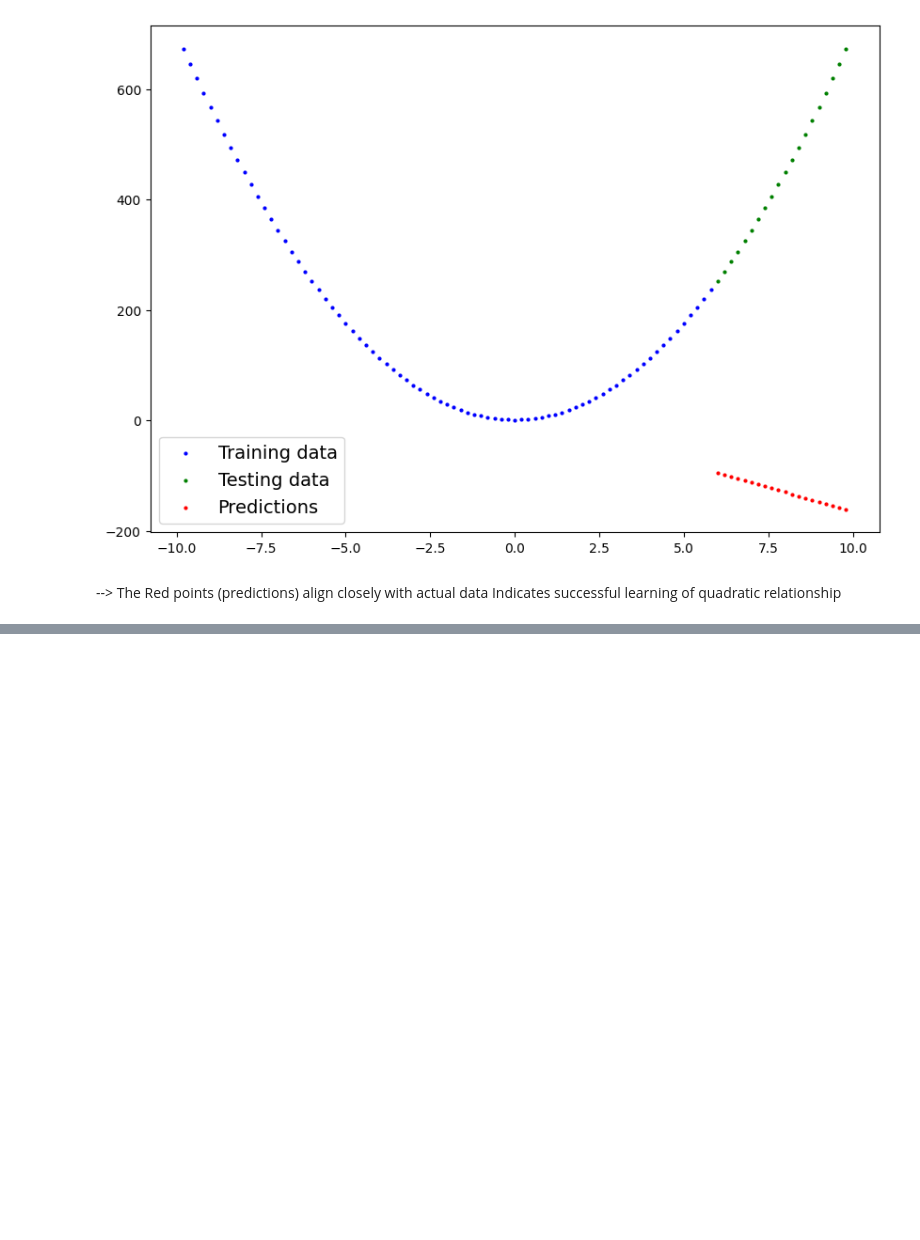
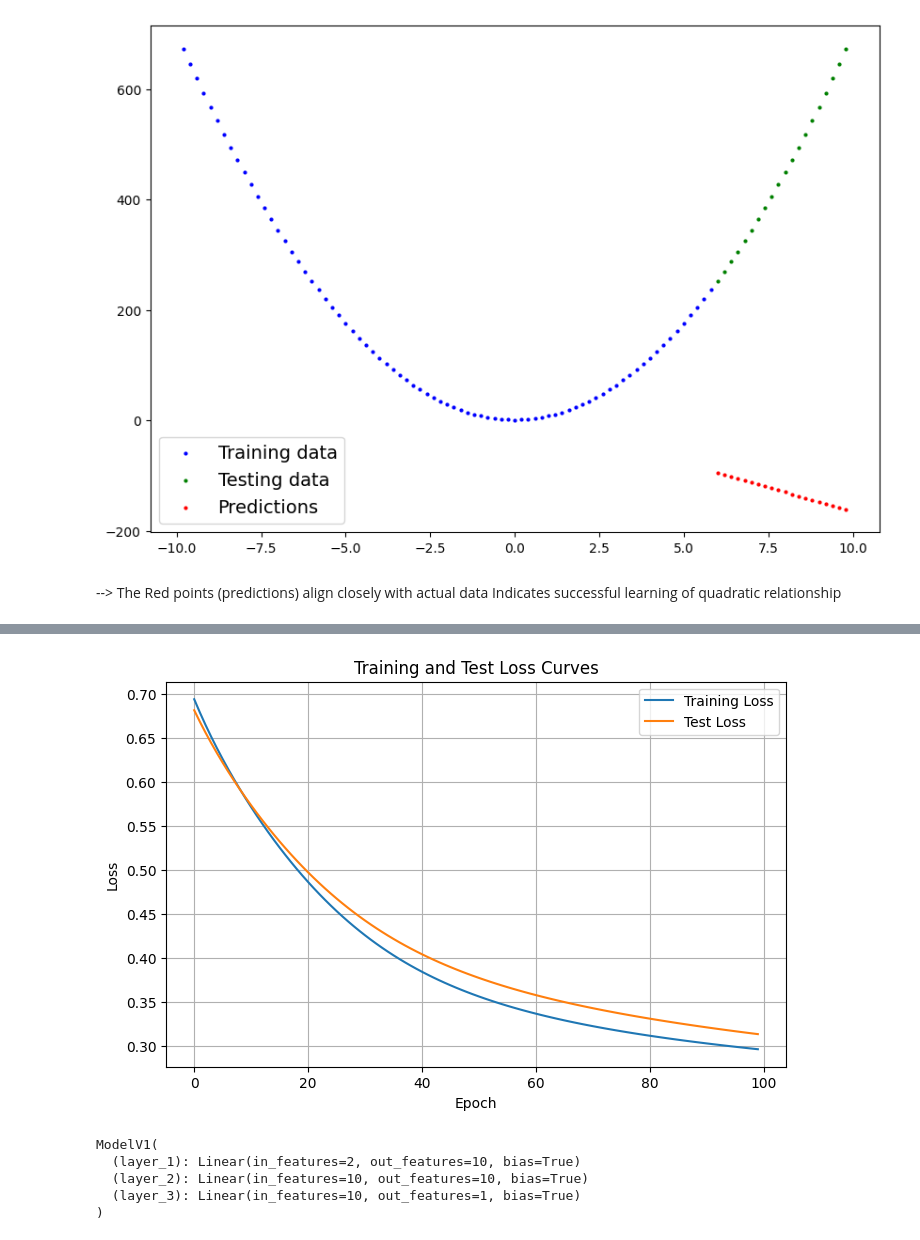
Before and after one commit to Sanjiban1234/AI-Lab, a Jupyter notebook: lab5.ipynb, the cells around one changed output, grey strips where cells are left out. Saved outputs shown, nothing was run; the diff lists cells and outputs as text; code cells hidden in the pictures; blank space fills up the shorter version.

```diff
--- a/lab5.ipynb
+++ b/lab5.ipynb
@@ -849,0 +1046,13 @@ plot_predictions(predictions=y_preds)
+# %%
+from utils import train_and_test_loop
+
+train_losses, acc_list, test_losses, test_acc = train_and_test_loop(
+    model=model,
+    epochs=epochs,
+    X_train=X_train,
+    y_train=y_train,
+    X_test=X_test,
+    y_test=y_test,
+    loss_fn=loss_fn,
+    optimizer=optimizer
+)
@@ -849,0 +1083,52 @@ plot_predictions(predictions=y_preds)
+# %%
+import matplotlib.pyplot as plt
+
+def plot_loss_curves(train_losses, test_losses):
+    """
+    Plots training and testing loss curves.
+
+    Args:
+        train_losses (list): Loss values from training
+        test_losses (list): Loss values from testing
+    """
+    epochs = range(len(train_losses))
+
+    plt.figure(figsize=(8, 5))
+    plt.plot(epochs, train_losses, label="Training Loss")
+    plt.plot(epochs, test_losses, label="Test Loss")
+
+    plt.xlabel("Epoch")
+    plt.ylabel("Loss")
+    plt.title("Training and Test Loss Curves")
+    plt.legend()
+    plt.grid(True)
+    plt.show()
+
+plot_loss_curves(train_losses, test_losses)
+# %% [output]
+[figure, added]
+# %%
+class ModelV1(nn.Module):
+    def __init__(self):
+        super().__init__()
+        self.layer_1 = nn.Linear(in_features=2, out_features=10)
+        self.layer_2 = nn.Linear(in_features=10, out_features=10)
+        self.layer_3 = nn.Linear(in_features=10, out_features=1)
+
+    def forward(self, x): # note: always make sure forward is spelt correctly!
+        # Creating a model like this is the same as below, though below
+        # generally benefits from speedups where possible.
+        # z = self.layer_1(x)
+        # z = self.layer_2(z)
+        # z = self.layer_3(z)
+        # return z
+        return self.layer_3(self.layer_2(self.layer_1(x)))
+
+model_1 = ModelV1().to(device)
+model_1
+# %% [output]
+ModelV1(
+  (layer_1): Linear(in_features=2, out_features=10, bias=True)
+  (layer_2): Linear(in_features=10, out_features=10, bias=True)
+  (layer_3): Linear(in_features=10, out_features=1, bias=True)
+)
```
Also changed, not shown: parts of 94 cells of this notebook, 4 other files.
